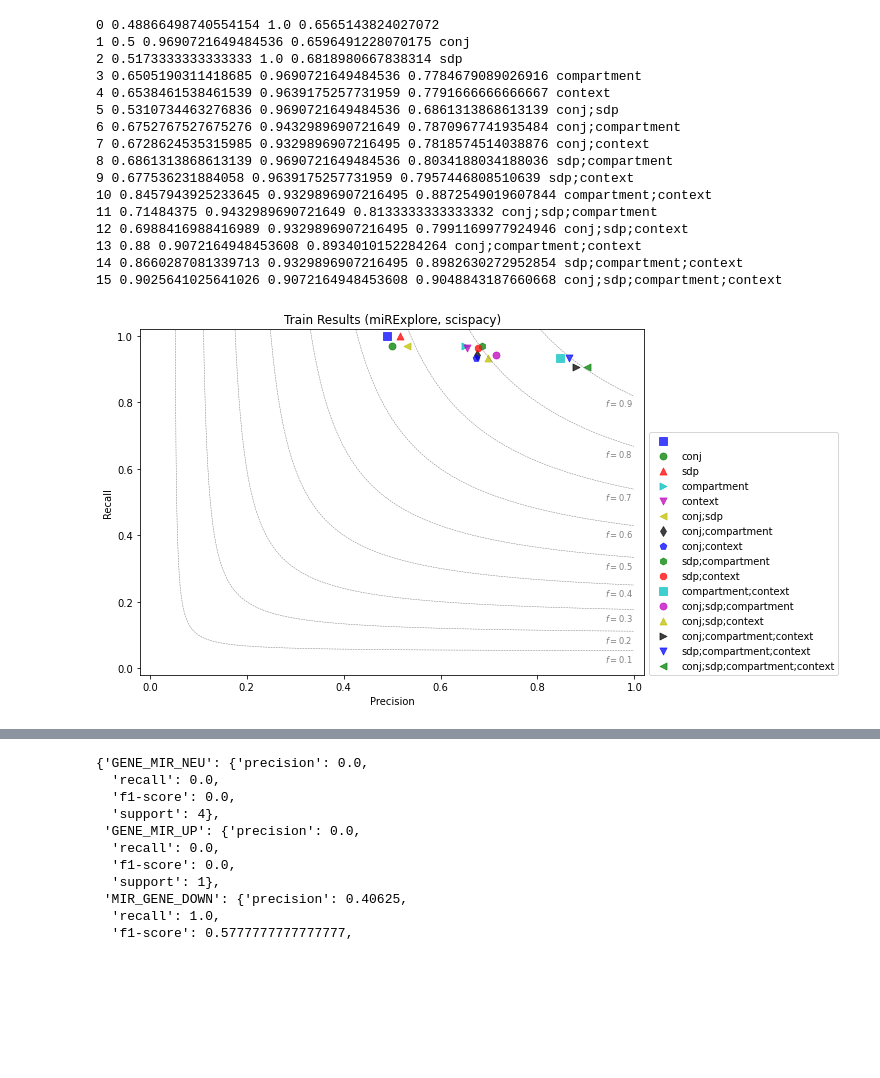
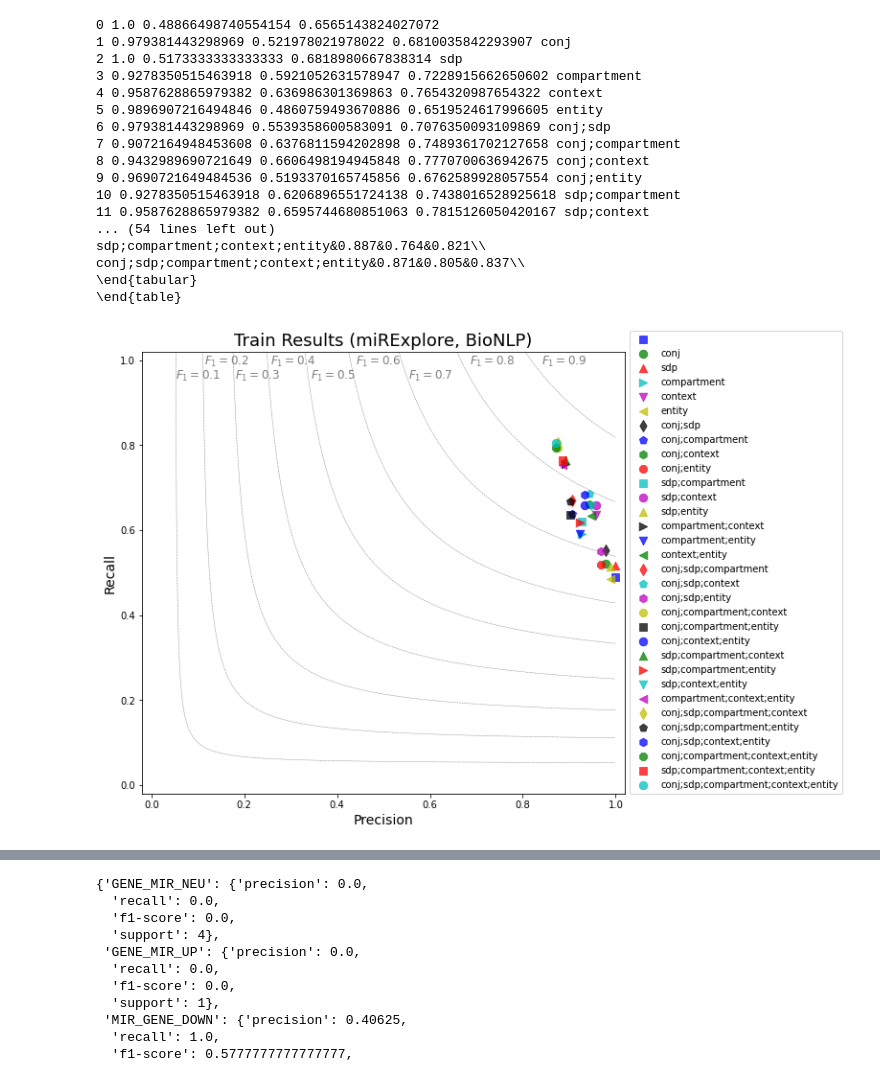
Before and after one commit to mjoppich/miRExplore, a Jupyter notebook: python/nbs/eval_checks.ipynb, the cells around one changed output, grey strips where cells are left out. Drawn from its saved outputs; the diff is of its cells as text; code cells hidden in the pictures; blank space fills up the shorter version.

```diff
--- a/python/nbs/eval_checks.ipynb
+++ b/python/nbs/eval_checks.ipynb
@@ -207,0 +390,2 @@ def plot_results(inres, title):
+# %%
+rules_fontsizes = {'ticks': 10,'title': 18, 'label':14, 'legend': 10, "dot": 75}
@@ -208,21 +476,22 @@ def plot_results(inres, title):
 # %%
-plot_results(trainResults, "Train Results (miRExplore, scispacy)")
+plot_results(results_train_bionlp_bionlp_subseti, "Train Results (miRExplore, BioNLP)", "interaction", fontsizes=rules_fontsizes)
 # %% [output]
-0 0.48866498740554154 1.0 0.6565143824027072
-1 0.5 0.9690721649484536 0.6596491228070175 conj
-2 0.5173333333333333 1.0 0.6818980667838314 sdp
-3 0.6505190311418685 0.9690721649484536 0.7784679089026916 compartment
-4 0.6538461538461539 0.9639175257731959 0.7791666666666667 context
-5 0.5310734463276836 0.9690721649484536 0.6861313868613139 conj;sdp
-6 0.6752767527675276 0.9432989690721649 0.7870967741935484 conj;compartment
-7 0.6728624535315985 0.9329896907216495 0.7818574514038876 conj;context
-8 0.6861313868613139 0.9690721649484536 0.8034188034188036 sdp;compartment
-9 0.677536231884058 0.9639175257731959 0.7957446808510639 sdp;context
-10 0.8457943925233645 0.9329896907216495 0.8872549019607844 compartment;context
-11 0.71484375 0.9432989690721649 0.8133333333333332 conj;sdp;compartment
-12 0.6988416988416989 0.9329896907216495 0.7991169977924946 conj;sdp;context
-13 0.88 0.9072164948453608 0.8934010152284264 conj;compartment;context
-14 0.8660287081339713 0.9329896907216495 0.8982630272952854 sdp;compartment;context
-15 0.9025641025641026 0.9072164948453608 0.9048843187660668 conj;sdp;compartment;context
+0 1.0 0.48866498740554154 0.6565143824027072
+1 0.979381443298969 0.521978021978022 0.6810035842293907 conj
+2 1.0 0.5173333333333333 0.6818980667838314 sdp
+3 0.9278350515463918 0.5921052631578947 0.7228915662650602 compartment
+4 0.9587628865979382 0.636986301369863 0.7654320987654322 context
+5 0.9896907216494846 0.4860759493670886 0.6519524617996605 entity
+6 0.979381443298969 0.5539358600583091 0.7076350093109869 conj;sdp
+7 0.9072164948453608 0.6376811594202898 0.7489361702127658 conj;compartment
+8 0.9432989690721649 0.6606498194945848 0.7770700636942675 conj;context
+9 0.9690721649484536 0.5193370165745856 0.6762589928057554 conj;entity
+10 0.9278350515463918 0.6206896551724138 0.7438016528925618 sdp;compartment
+11 0.9587628865979382 0.6595744680851063 0.7815126050420167 sdp;context
+... (54 lines left out)
+sdp;compartment;context;entity&0.887&0.764&0.821\\
+conj;sdp;compartment;context;entity&0.871&0.805&0.837\\
+\end{tabular}
+\end{table}
-[figure, old version]
+[figure, new version]
 # %%
```
Also changed, not shown: parts of 25 cells of this notebook, 8 other files.
